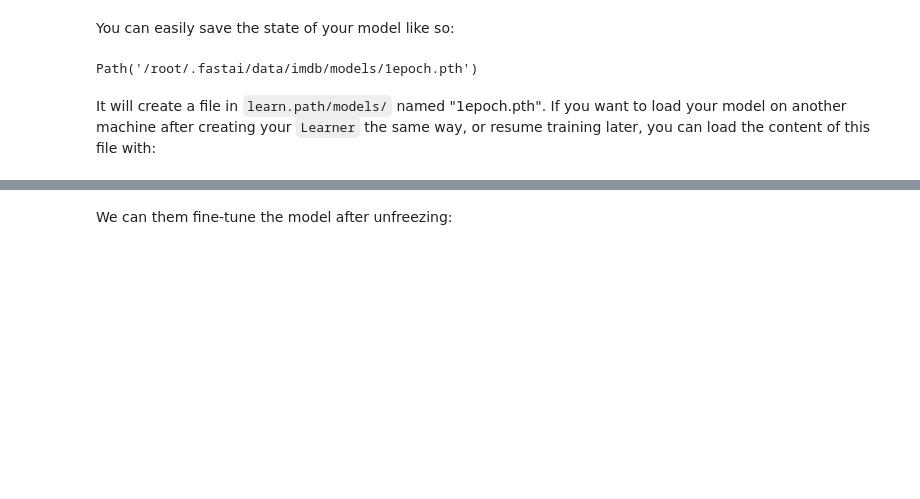
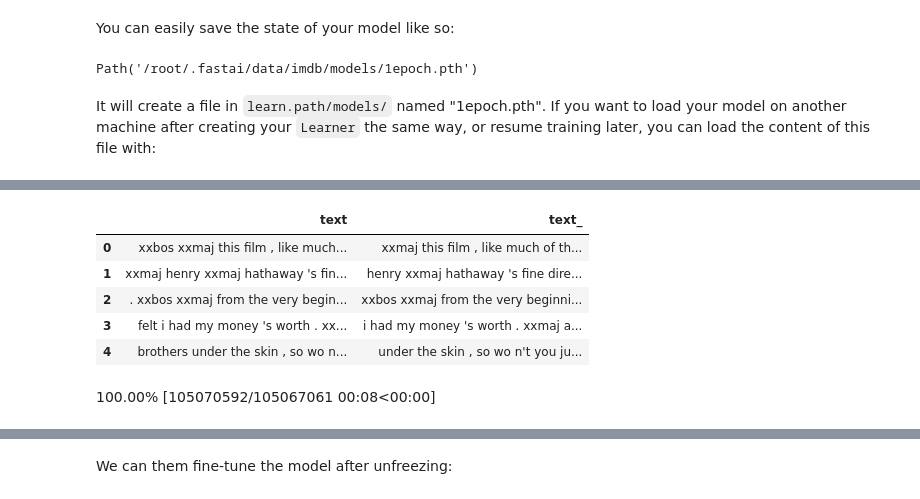
Before and after one commit to hlf401/nlpbook, a Jupyter notebook: ch02.ipynb, the cells around one changed output, grey strips where cells are left out. Cells and saved outputs as stored; diff of their text form; code cells hidden in the pictures; blank space fills up the shorter version.

```diff
--- a/ch02.ipynb
+++ b/ch02.ipynb
@@ -339,0 +370,15 @@ It will create a file in `learn.path/models/` named "1epoch.pth". If you want to
+# %%
+dls_lm.show_batch(max_n=5)
+# %% [output]
+|  | text | text_ |
+| 0 | xxbos xxmaj this film , like much... | xxmaj this film , like much of th... |
+| 1 | xxmaj henry xxmaj hathaway 's fin... | henry xxmaj hathaway 's fine dire... |
+| 2 | . xxbos xxmaj from the very begin... | xxbos xxmaj from the very beginni... |
+| 3 | felt i had my money 's worth . xx... | i had my money 's worth . xxmaj a... |
+| 4 | brothers under the skin , so wo n... | under the skin , so wo n't you ju... |
+# %%
+learn = language_model_learner(
+    dls_lm, AWD_LSTM, metrics=[accuracy, Perplexity()],
+    path=path, wd=0.1).to_fp16()
+# %% [output]
+100.00% [105070592/105067061 00:08<00:00]
```
Also changed, not shown: parts of 11 cells of this notebook.
